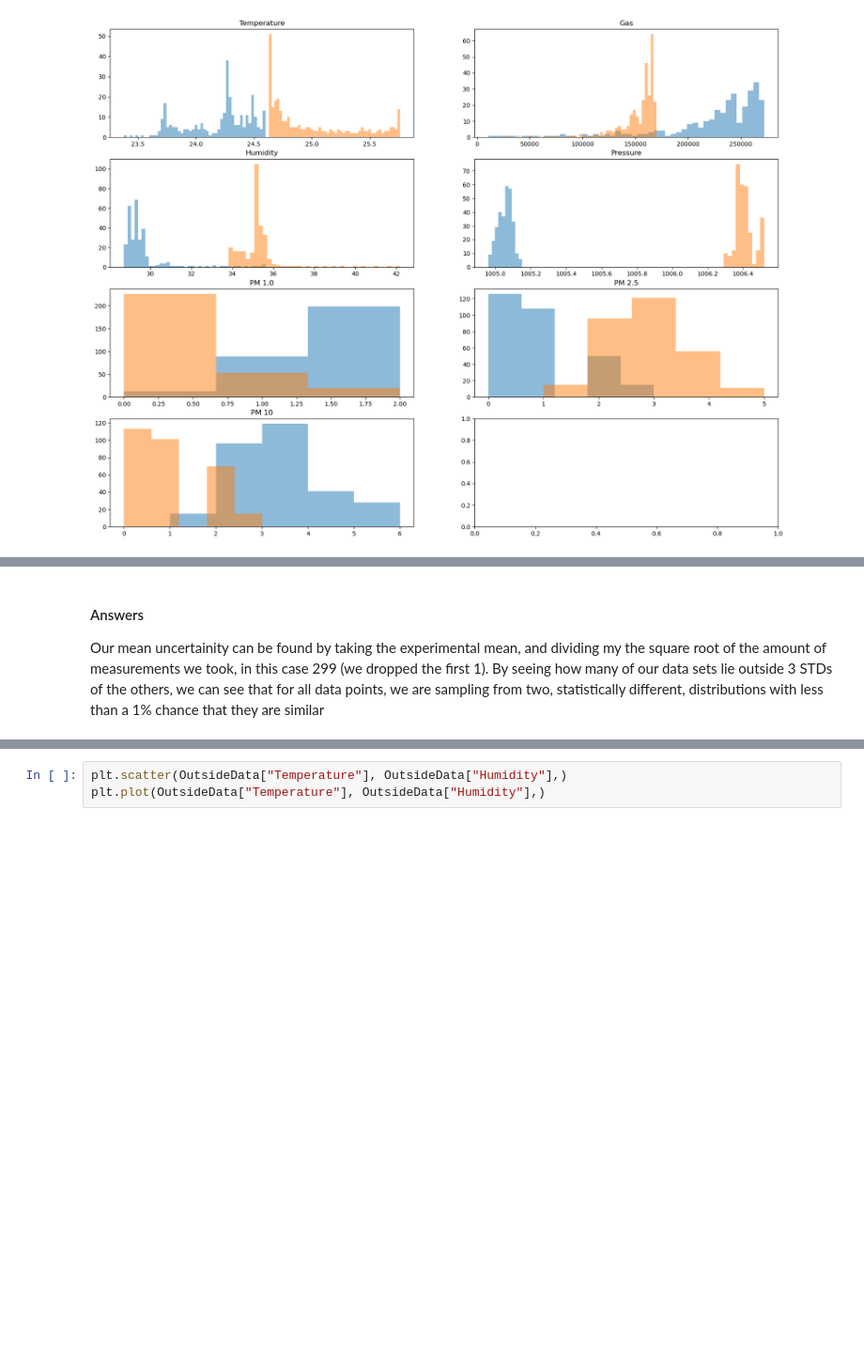
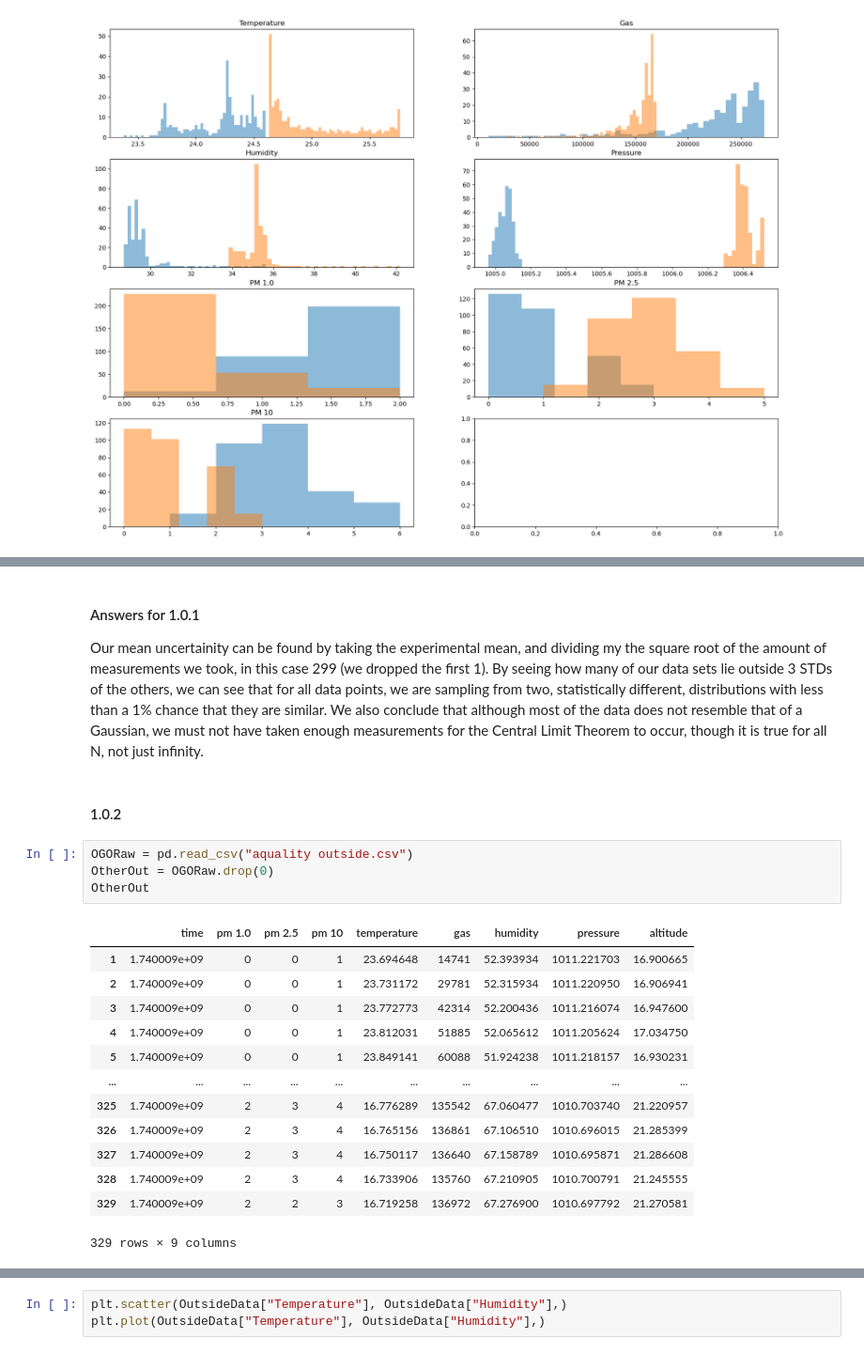
Before and after one commit to jcarpenter-e/E11_BaconPotatoLasagna, a Jupyter notebook: LAw6Compare.ipynb, the cells around one changed output, grey strips where cells are left out. Shown at 94% size. Saved outputs shown, nothing was run; the diff lists cells and outputs as text; blank space fills up the shorter version.

```diff
--- a/LAw6Compare.ipynb
+++ b/LAw6Compare.ipynb
@@ -119,5 +118,24 @@ statisticsig1, statisticsig2
  dtype: bool)
 # %% [markdown]
-#### Answers
-Our mean uncertainity can be found by taking the experimental mean, and dividing my the square root of the amount of measurements we took, in this case 299 (we dropped the first 1).
-By seeing how many of our data sets lie outside 3 STDs of the others, we can see that for all data points, we are sampling from two, statistically different, distributions with less than a 1% chance that they are similar
+#### Answers for 1.0.1
+Our mean uncertainity can be found by taking the experimental mean, and dividing my the square root of the amount of measurements we took, in this case 299 (we dropped the first 1). By seeing how many of our data sets lie outside 3 STDs of the others, we can see that for all data points, we are sampling from two, statistically different, distributions with less than a 1% chance that they are similar. We also conclude that although most of the data does not resemble that of a Gaussian, we must not have taken enough measurements for the Central Limit Theorem to occur, though it is true for all N, not just infinity.
+# %% [markdown]
+#### 1.0.2
+# %%
+OGORaw = pd.read_csv("aquality outside.csv")
+OtherOut = OGORaw.drop(0)
+OtherOut
+# %% [output]
+|  | time | pm 1.0 | pm 2.5 | pm 10 | temperature | gas | humidity | pressure | altitude |
+| 1 | 1.740009e+09 | 0 | 0 | 1 | 23.694648 | 14741 | 52.393934 | 1011.221703 | 16.900665 |
+| 2 | 1.740009e+09 | 0 | 0 | 1 | 23.731172 | 29781 | 52.315934 | 1011.220950 | 16.906941 |
+| 3 | 1.740009e+09 | 0 | 0 | 1 | 23.772773 | 42314 | 52.200436 | 1011.216074 | 16.947600 |
+| 4 | 1.740009e+09 | 0 | 0 | 1 | 23.812031 | 51885 | 52.065612 | 1011.205624 | 17.034750 |
+| 5 | 1.740009e+09 | 0 | 0 | 1 | 23.849141 | 60088 | 51.924238 | 1011.218157 | 16.930231 |
+| ... | ... | ... | ... | ... | ... | ... | ... | ... | ... |
+| 325 | 1.740009e+09 | 2 | 3 | 4 | 16.776289 | 135542 | 67.060477 | 1010.703740 | 21.220957 |
+| 326 | 1.740009e+09 | 2 | 3 | 4 | 16.765156 | 136861 | 67.106510 | 1010.696015 | 21.285399 |
+| 327 | 1.740009e+09 | 2 | 3 | 4 | 16.750117 | 136640 | 67.158789 | 1010.695871 | 21.286608 |
+| 328 | 1.740009e+09 | 2 | 3 | 4 | 16.733906 | 135760 | 67.210905 | 1010.700791 | 21.245555 |
+| 329 | 1.740009e+09 | 2 | 2 | 3 | 16.719258 | 136972 | 67.276900 | 1010.697792 | 21.270581 |
+329 rows × 9 columns
```
Also changed, not shown: parts of 7 cells of this notebook.
